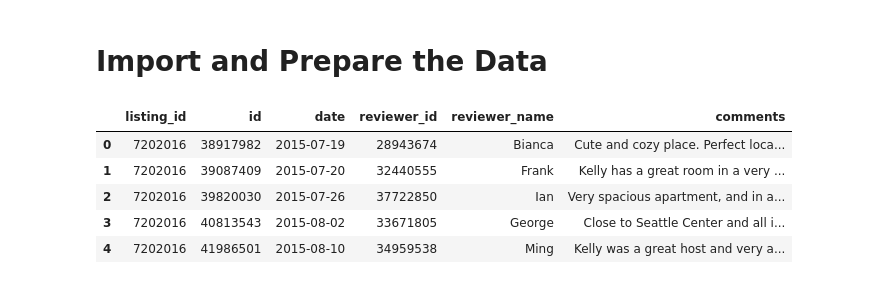
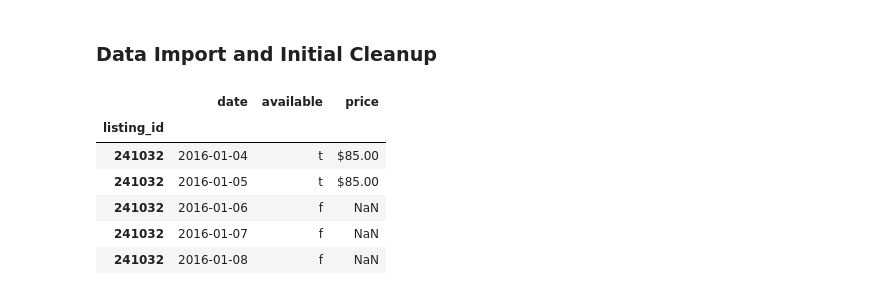
Before and after one commit to nikokydes/Udacity_DS_Proj1, a Jupyter notebook: Project1.ipynb, the cells around one changed output. Cells and saved outputs as stored; diff of their text form; code cells hidden in the pictures.

Commit message:
More data cleanup and EDA

```diff
--- a/Project1.ipynb
+++ b/Project1.ipynb
@@ -11,20 +30,35 @@ import seaborn as sns
 # %% [markdown]
-# Import and Prepare the Data
+### Data Import and Initial Cleanup
 # %%
 # Import the Boston data
 bos_list = pd.read_csv('./Data/Boston/listings.csv')
 bos_cal  = pd.read_csv('./Data/Boston/calendar.csv')
-bos_rev  = pd.read_csv('./Data/Boston/reviews.csv')
+# bos_rev  = pd.read_csv('./Data/Boston/reviews.csv')
+
 # Import the Seattle data
 sea_list = pd.read_csv('./Data/Seattle/listings.csv')
 sea_cal  = pd.read_csv('./Data/Seattle/calendar.csv')
-sea_rev  = pd.read_csv('./Data/Seattle/reviews.csv')
+# sea_rev  = pd.read_csv('./Data/Seattle/reviews.csv')
 
-sea_rev.head()
+# Rename the 'id' field in the listing data to 'listing_id' to match the other tables
+bos_list.rename(columns={'id':'listing_id'}, inplace=True)
+sea_list.rename(columns={'id':'listing_id'}, inplace=True)
+
+# Set indicies to the 'listing_id' on all dataframes
+bos_list.set_index('listing_id', inplace=True)
+bos_cal.set_index('listing_id', inplace=True)
+# bos_rev.set_index('listing_id', inplace=True)
+
+sea_list.set_index('listing_id', inplace=True)
+sea_cal.set_index('listing_id', inplace=True)
+# sea_rev.set_index('listing_id', inplace=True)
+
+sea_cal.head()
 # %% [output]
-|  | listing_id | id | date | reviewer_id | reviewer_name | comments |
-| 0 | 7202016 | 38917982 | 2015-07-19 | 28943674 | Bianca | Cute and cozy place. Perfect loca... |
-| 1 | 7202016 | 39087409 | 2015-07-20 | 32440555 | Frank | Kelly has a great room in a very ... |
-| 2 | 7202016 | 39820030 | 2015-07-26 | 37722850 | Ian | Very spacious apartment, and in a... |
-| 3 | 7202016 | 40813543 | 2015-08-02 | 33671805 | George | Close to Seattle Center and all i... |
-| 4 | 7202016 | 41986501 | 2015-08-10 | 34959538 | Ming | Kelly was a great host and very a... |
+|  | date | available | price |
+| listing_id |  |  |  |
+| 241032 | 2016-01-04 | t | $85.00 |
+| 241032 | 2016-01-05 | t | $85.00 |
+| 241032 | 2016-01-06 | f | NaN |
+| 241032 | 2016-01-07 | f | NaN |
+| 241032 | 2016-01-08 | f | NaN |
```
Also changed, not shown: parts of 19 cells of this notebook.
